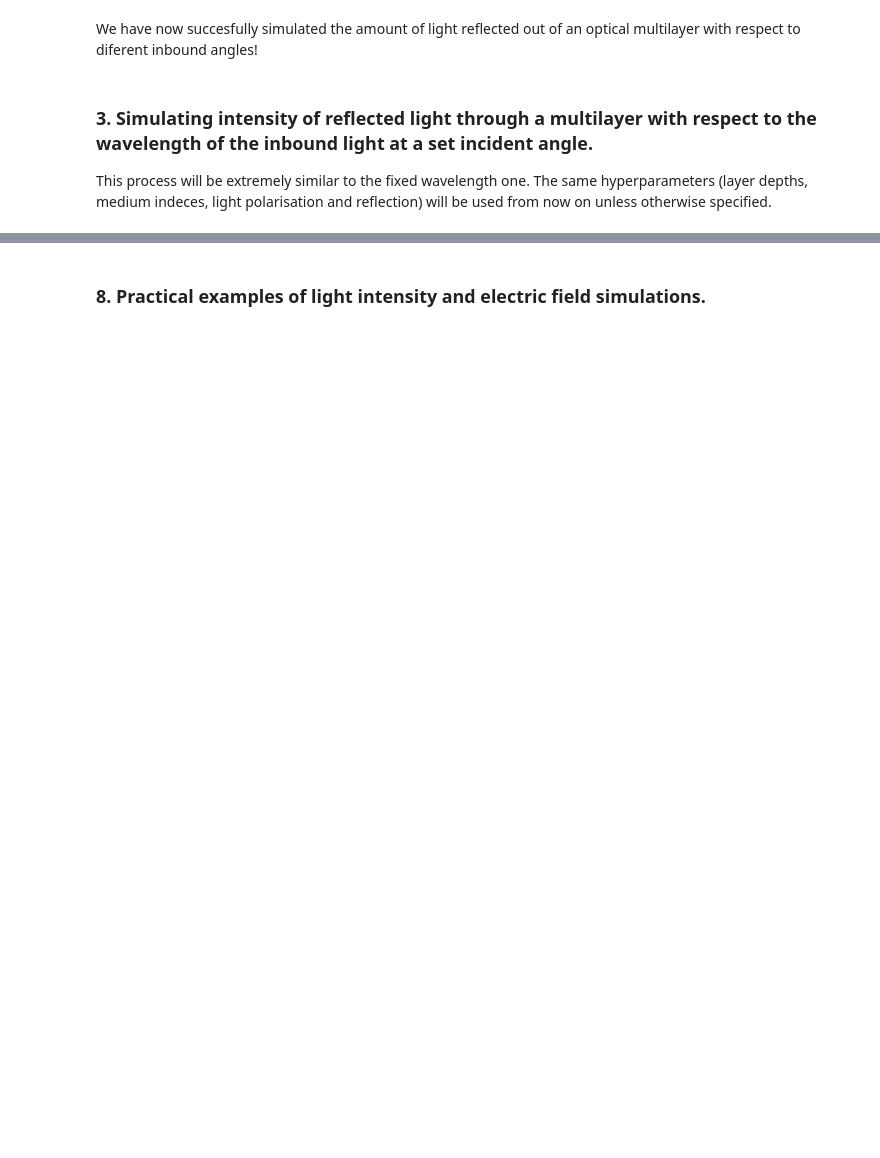
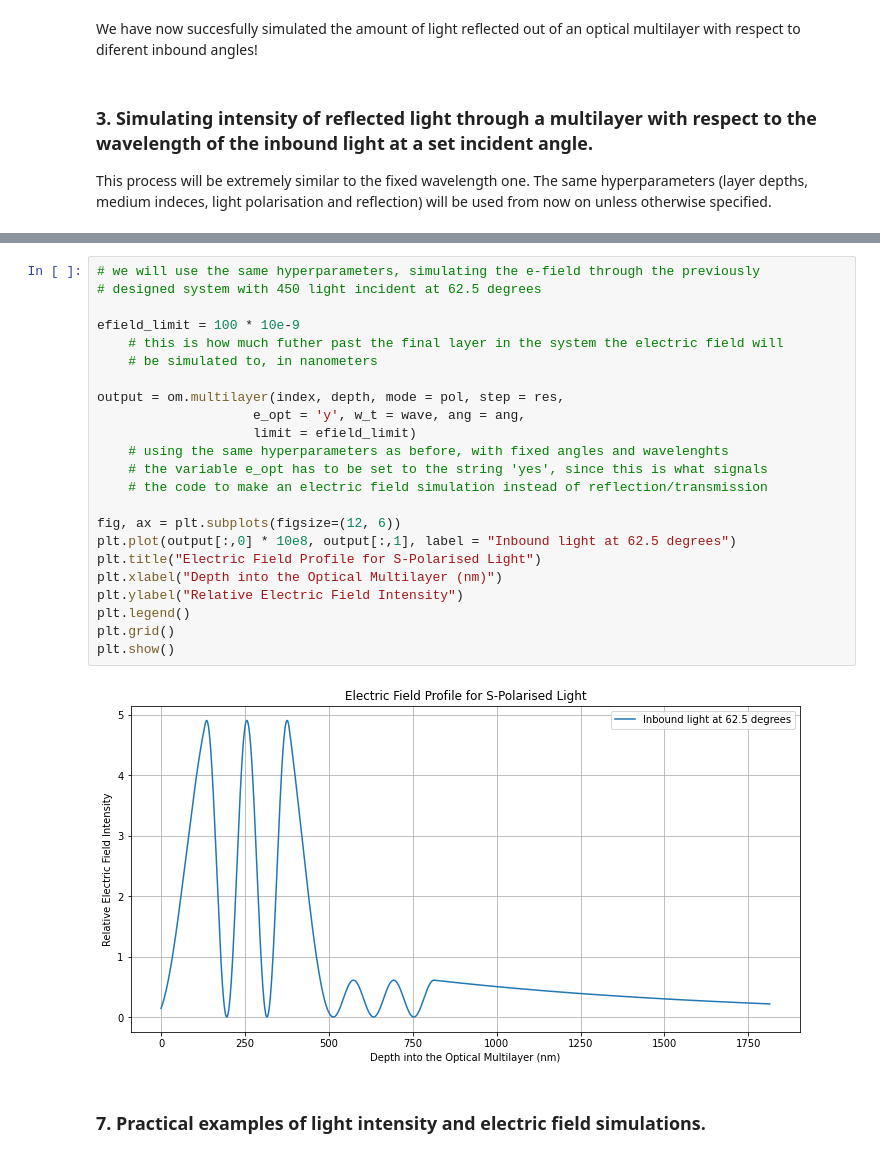
Before and after one commit to davidcheson/optical_multilayer_module, a Jupyter notebook: tutorial.ipynb, the cells around one changed output, grey strips where cells are left out. Cells and saved outputs as stored; diff of their text form; blank space fills up the shorter version.

Commit message:
Added efield and graphing instructions in the tutorial

```diff
--- a/tutorial.ipynb
+++ b/tutorial.ipynb
@@ -255,5 +295,30 @@ plt.show()
+# %%
+# we will use the same hyperparameters, simulating the e-field through the previously
+# designed system with 450 light incident at 62.5 degrees
+
+efield_limit = 100 * 10e-9
+    # this is how much futher past the final layer in the system the electric field will
+    # be simulated to, in nanometers
+
+output = om.multilayer(index, depth, mode = pol, step = res,
+                    e_opt = 'y', w_t = wave, ang = ang,
+                    limit = efield_limit)
+    # using the same hyperparameters as before, with fixed angles and wavelenghts
+    # the variable e_opt has to be set to the string 'yes', since this is what signals
+    # the code to make an electric field simulation instead of reflection/transmission
+
+fig, ax = plt.subplots(figsize=(12, 6))
+plt.plot(output[:,0] * 10e8, output[:,1], label = "Inbound light at 62.5 degrees")
+plt.title("Electric Field Profile for S-Polarised Light")
+plt.xlabel("Depth into the Optical Multilayer (nm)")
+plt.ylabel("Relative Electric Field Intensity")
+plt.legend()
+plt.grid()
+plt.show()
+# %% [output]
+[figure, added]
 # %% [markdown]
-### 8. Practical examples of light intensity and electric field simulations.
+### 7. Practical examples of light intensity and electric field simulations.
 # %%
 # Simulation of the reflectivity versus angle of a 50 nm silver film
 # in a prism/silver/air configuration
```
Also changed, not shown: parts of 16 cells of this notebook.
